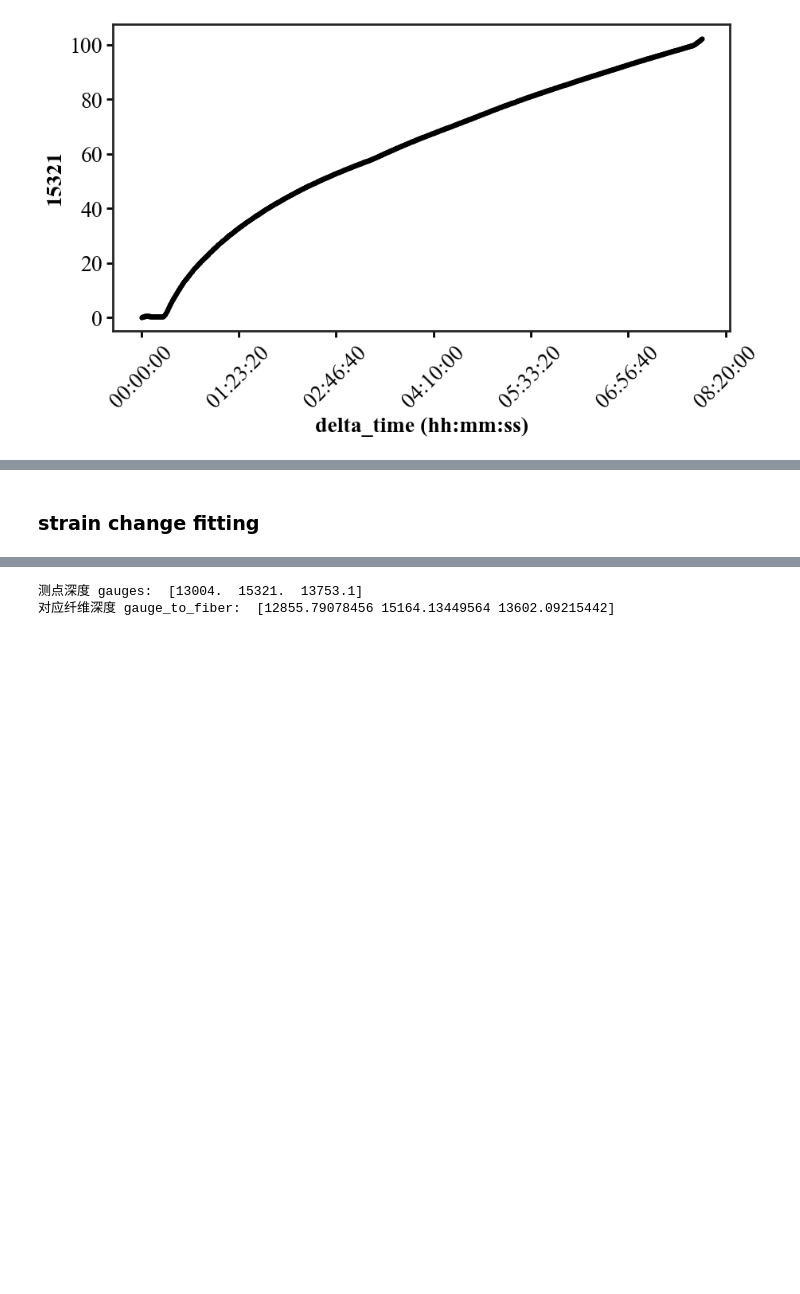
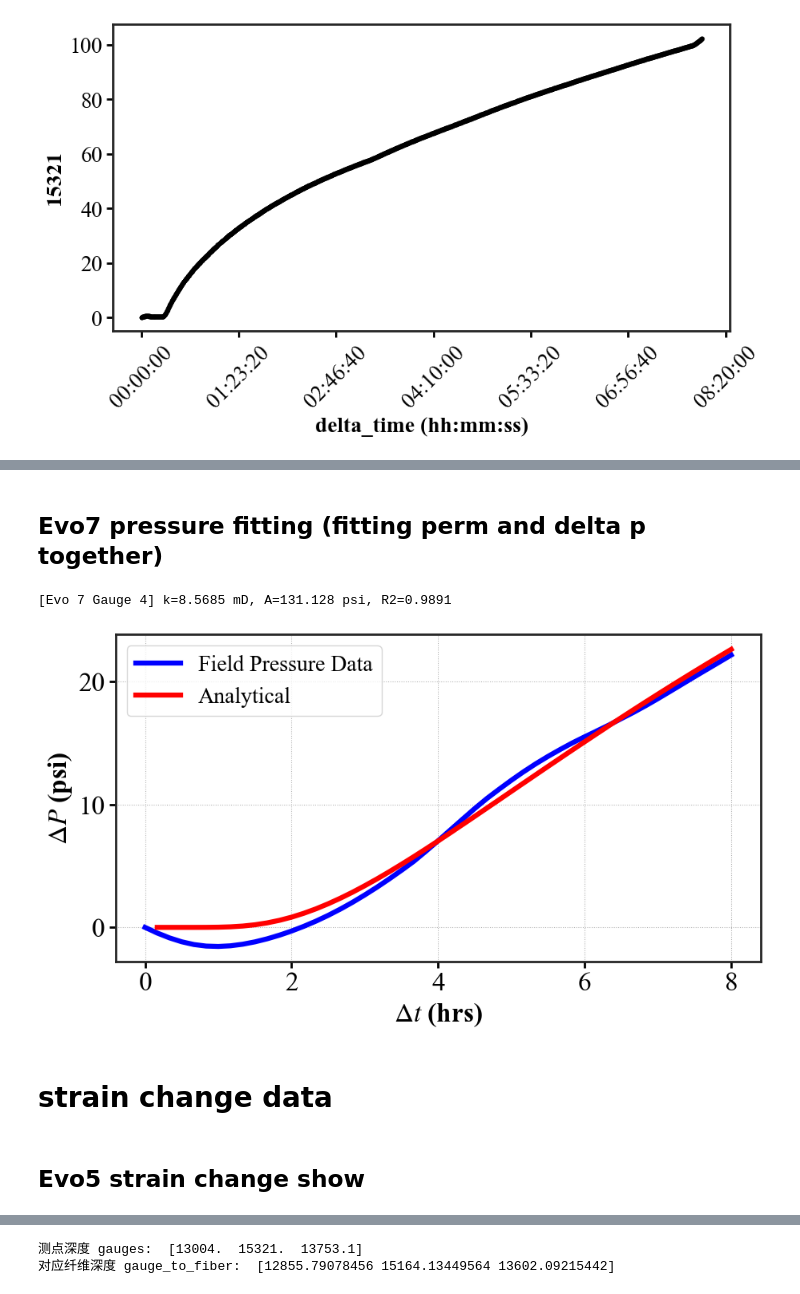
Before and after one commit to felix-mao-1516/plot-for-research-, a Jupyter notebook: pressure_strain_matching.ipynb, the cells around one changed output, grey strips where cells are left out. Saved outputs shown, nothing was run; the diff lists cells and outputs as text; code cells hidden in the pictures; blank space fills up the shorter version.

```diff
--- a/pressure_strain_matching.ipynb
+++ b/pressure_strain_matching.ipynb
@@ -355,0 +584,2 @@ plt.show()
+# %% [markdown]
+## Evo7 pressure fitting (fitting perm and delta p together)
@@ -355,0 +701,70 @@ plt.show()
+# %%
+# =========================
+# 4) 选择要拟合哪一条曲线（改这个索引就行）
+# =========================
+fit_idx = 1  # 0 -> configs[0] (Gauge 9), 1 -> configs[1] (Gauge 4)
+
+cfg = configs[fit_idx]
+
+# 读数据 + 截窗口
+df_tp = read_pressure_excel(
+    cfg["path"],
+    sheet=cfg.get("sheet", 0),
+    unit=cfg.get("unit", "s"),
+    tz=cfg.get("tz", None),
+)
+df_rel, meta = relative_pressure_in_window(df_tp, cfg["start_time"], cfg["end_time"])
+
+# 从“画图用变量”提出来，转成“拟合用变量”
+t_hr  = df_rel["hours_since_start"].to_numpy(dtype=float)           # 画图用（小时）
+y_psi = (-1.0 * df_rel["dp"]).to_numpy(dtype=float)                 # 你现在画的是 -dp
+t_sec = t_hr * 3600.0                                               # 拟合用（秒）
+
+# ===== 物性与几何（你的）=====
+x_ft       = 250
+mu_cP      = 0.185
+phi        = 0.3
+ct_per_psi = 1.94e-5
+
+# 拟合（只拟合这一条）
+k_best_mD, A_best_psi, R2, (t_used_sec, yhat) = fit_A_k_dual(
+    t_sec, y_psi,
+    x_ft, mu_cP, phi, ct_per_psi,
+    k_bounds=(1, 40.0),
+    return_curve=True
+)
+
+print(f'[{cfg["label"]}] k={k_best_mD:.4f} mD, A={A_best_psi:.3f} psi, R2={R2:.4f}')
+
+# 画：一条现场曲线 + 一条拟合曲线
+fig, ax = make_standard_figure(figsize=(9, 5))
+ax.plot(t_hr, y_psi, color='blue', lw = 4.5, label='Field Pressure Data')
+ax.plot(t_used_sec/3600.0, yhat, color='red', lw = 4.5, label='Analytical')
+
+from matplotlib.ticker import MultipleLocator
+ax.xaxis.set_major_locator(MultipleLocator(2))
+ax.yaxis.set_major_locator(MultipleLocator(10))     # 每 25 psi 一个大刻度
+# ax.set_ylim(-10, 160)
+
+
+ax.set_xlabel(r"$\Delta t$ (hrs)")
+ax.set_ylabel(r"$\Delta P$ (psi)")
+ax.grid(True,which='both', linestyle=':', linewidth=0.75)
+ax.legend(loc="best")
+plt.show()
+
+
+
+
+# ax.xaxis.set_major_formatter(FuncFormatter(_sec_to_hms))
+# ax.set_xticks([0, 7200,  14400,  21600, 28800])
+# ax.set_xticklabels(['0','2','4','6','8'])
+# ax.yaxis.set_major_locator(MultipleLocator(25))     # 每 2000 ft 一个大刻度
+
+
+# ax.set_xlabel(r'$\Delta t$, hr')
+# ax.set_ylabel(r'$\Delta p$, psi')
+# ax.grid(True, which='both', linestyle=':', linewidth=0.75)
+# %% [output]
+[Evo 7 Gauge 4] k=8.5685 mD, A=131.128 psi, R2=0.9891
+[figure, added]
@@ -356,5 +818,7 @@ plt.show()
+# %% [markdown]
+# strain change data
 # %% [markdown]
-### strain change fitting
+## Evo5 strain change show
 # %%
 # import packages
 import h5py # read h5
```
Also changed, not shown: parts of 34 cells of this notebook, 5 other files.
